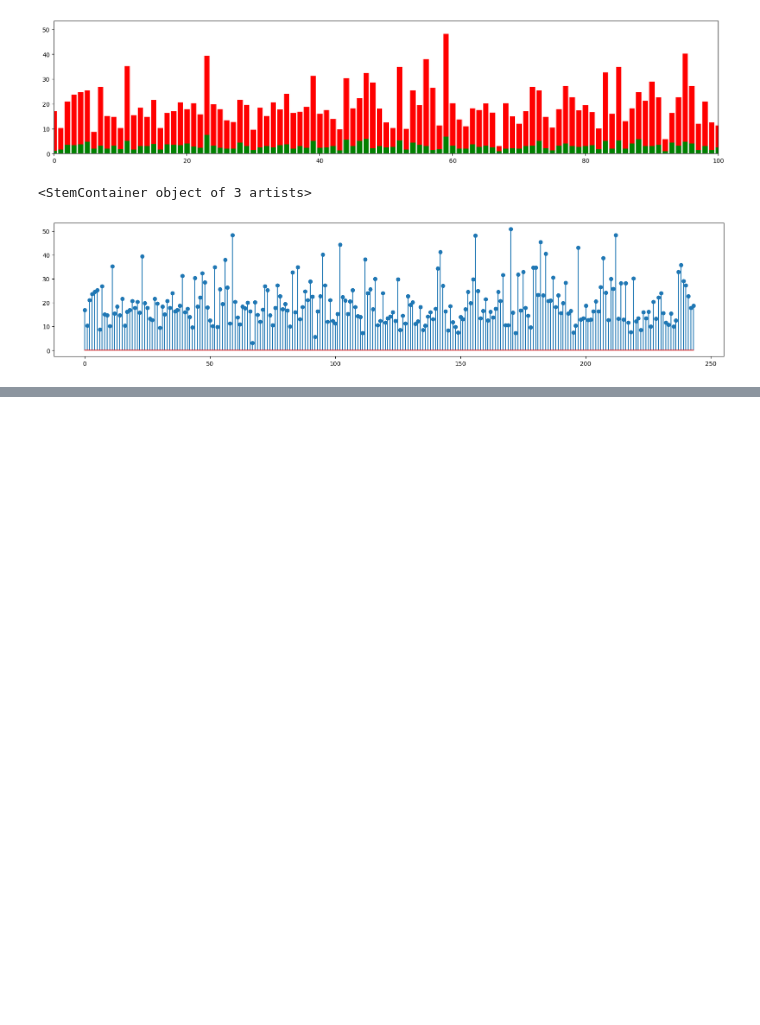
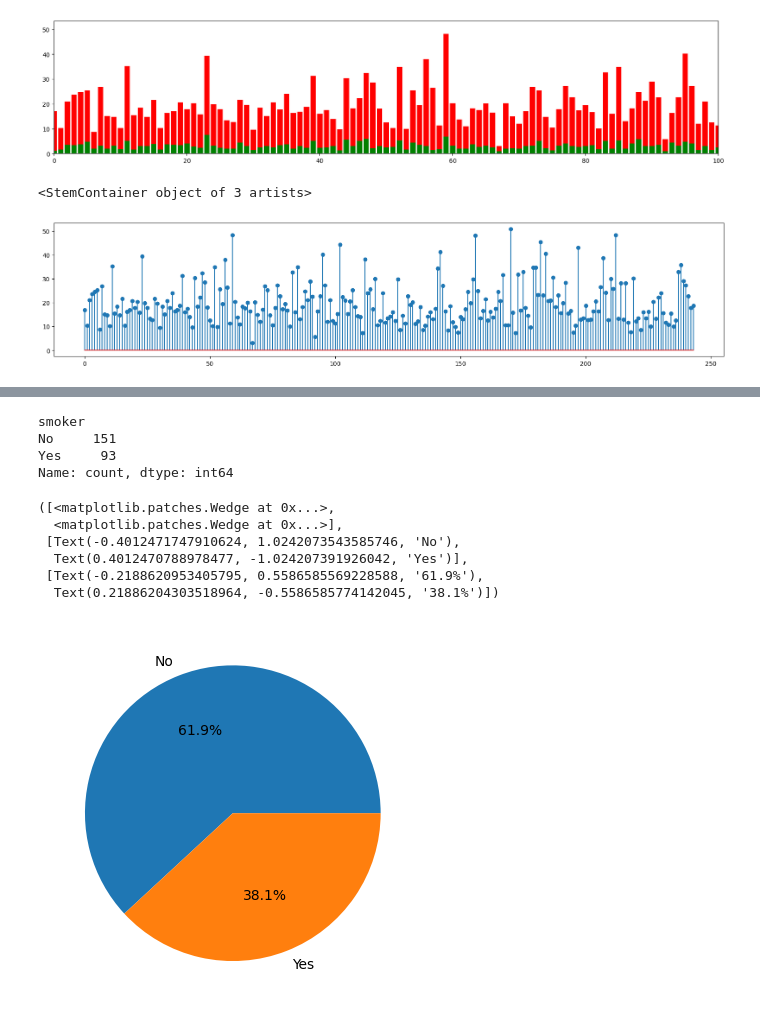
Before and after one commit to gupta-aayushkr/Data-Analytics, a Jupyter notebook: Data analysis/Visualization/visualization.ipynb, the cells around one changed output, grey strips where cells are left out. Cells and saved outputs as stored; diff of their text form; code cells hidden in the pictures; blank space fills up the shorter version.

```diff
--- a/Data analysis/Visualization/visualization.ipynb
+++ b/Data analysis/Visualization/visualization.ipynb
@@ -148,0 +173,19 @@ plt.stem('total_bill', data=tips)
+# %%
+smoker_count = tips['smoker'].value_counts()
+print(smoker_count)
+plt.pie(smoker_count.values,
+labels=gender_count.index,
+autopct='%.1f%%',
+)
+# %% [output]
+smoker
+No     151
+Yes     93
+Name: count, dtype: int64
+([<matplotlib.patches.Wedge at 0x...>,
+  <matplotlib.patches.Wedge at 0x...>],
+ [Text(-0.4012471747910624, 1.0242073543585746, 'No'),
+  Text(0.4012470788978477, -1.024207391926042, 'Yes')],
+ [Text(-0.2188620953405795, 0.5586585569228588, '61.9%'),
+  Text(0.21886204303518964, -0.5586585774142045, '38.1%')])
+[figure, added]
```
Also changed, not shown: parts of 4 cells of this notebook.
